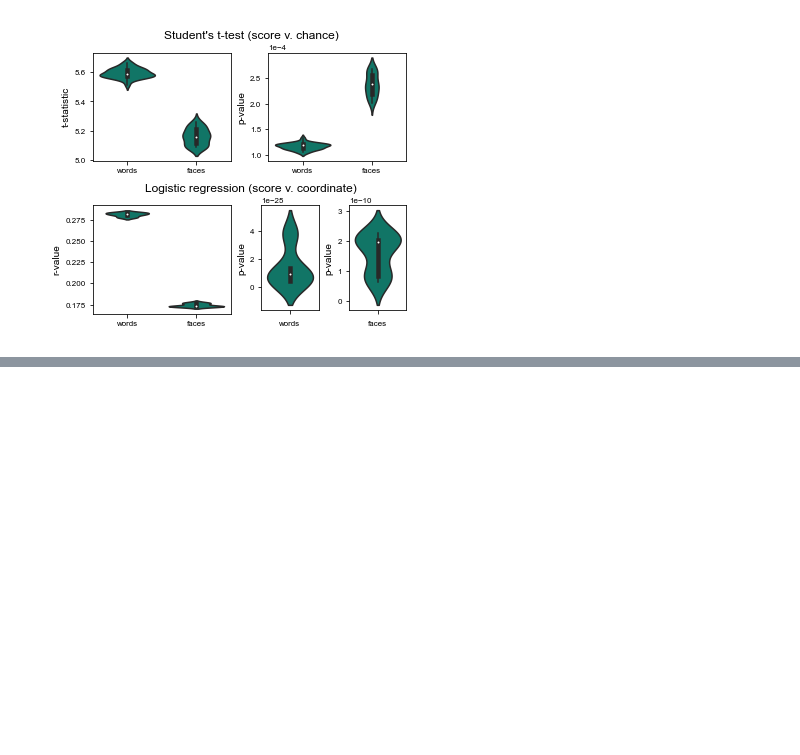
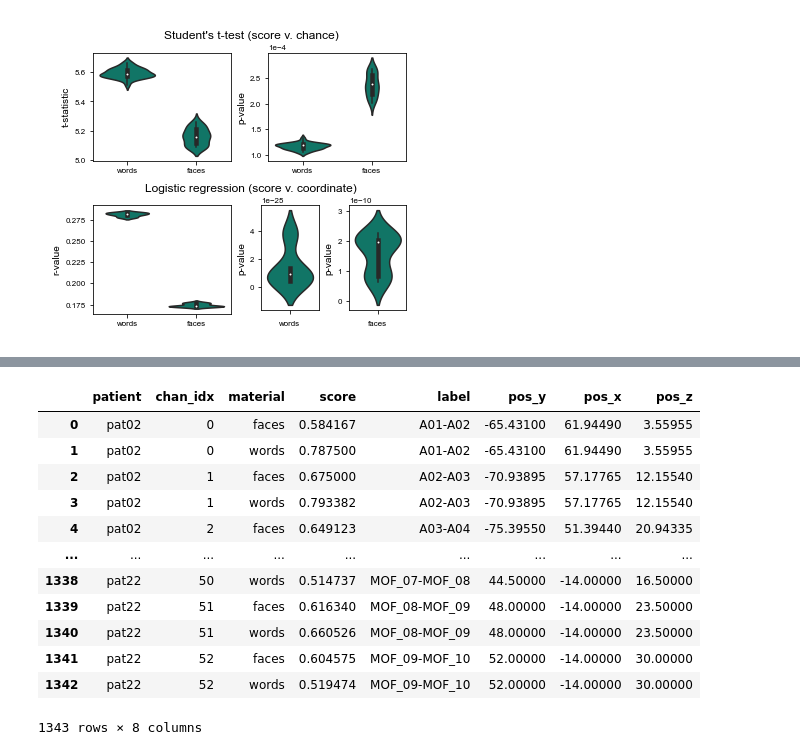
Before and after one commit to voytekresearch/oscillation_vs_exponent, a Jupyter notebook: notebooks/model_behavior.ipynb, the cells around one changed output, grey strips where cells are left out. Saved outputs shown, nothing was run; the diff lists cells and outputs as text; code cells hidden in the pictures; blank space fills up the shorter version.

```diff
--- a/notebooks/model_behavior.ipynb
+++ b/notebooks/model_behavior.ipynb
@@ -1145,0 +1178,5 @@ plt.show()
+# %%
+# save/load results from above
+# df.to_csv(fr"{PROJECT_PATH}\data\results\logistic_regression_scores_fullrange.csv", index=False)
+df = pd.read_csv(fr"{PROJECT_PATH}\data\results\logistic_regression_scores_fullrange.csv")
+df
@@ -1145,0 +1197,24 @@ plt.show()
+# %%
+# load regression scores and electrode locations
+
+# load electrode locations
+df_elec = pd.read_csv(f"{PROJECT_PATH}/data/ieeg_metadata/ieeg_channel_info.csv", index_col=0)
+df_elec.drop(columns=['index'], inplace=True)
+
+# merge channel info with regression results
+df = pd.merge(df, df_elec, on=['patient', 'chan_idx'])
+df
+# %% [output]
+|  | patient | chan_idx | material | score | label | pos_y | pos_x | pos_z |
+| 0 | pat02 | 0 | faces | 0.584167 | A01-A02 | -65.43100 | 61.94490 | 3.55955 |
+| 1 | pat02 | 0 | words | 0.787500 | A01-A02 | -65.43100 | 61.94490 | 3.55955 |
+| 2 | pat02 | 1 | faces | 0.675000 | A02-A03 | -70.93895 | 57.17765 | 12.15540 |
+| 3 | pat02 | 1 | words | 0.793382 | A02-A03 | -70.93895 | 57.17765 | 12.15540 |
+| 4 | pat02 | 2 | faces | 0.649123 | A03-A04 | -75.39550 | 51.39440 | 20.94335 |
+| ... | ... | ... | ... | ... | ... | ... | ... | ... |
+| 1338 | pat22 | 50 | words | 0.514737 | MOF_07-MOF_08 | 44.50000 | -14.00000 | 16.50000 |
+| 1339 | pat22 | 51 | faces | 0.616340 | MOF_08-MOF_09 | 48.00000 | -14.00000 | 23.50000 |
+| 1340 | pat22 | 51 | words | 0.660526 | MOF_08-MOF_09 | 48.00000 | -14.00000 | 23.50000 |
+| 1341 | pat22 | 52 | faces | 0.604575 | MOF_09-MOF_10 | 52.00000 | -14.00000 | 30.00000 |
+| 1342 | pat22 | 52 | words | 0.519474 | MOF_09-MOF_10 | 52.00000 | -14.00000 | 30.00000 |
+1343 rows × 8 columns
```
Also changed, not shown: parts of 6 cells of this notebook.
